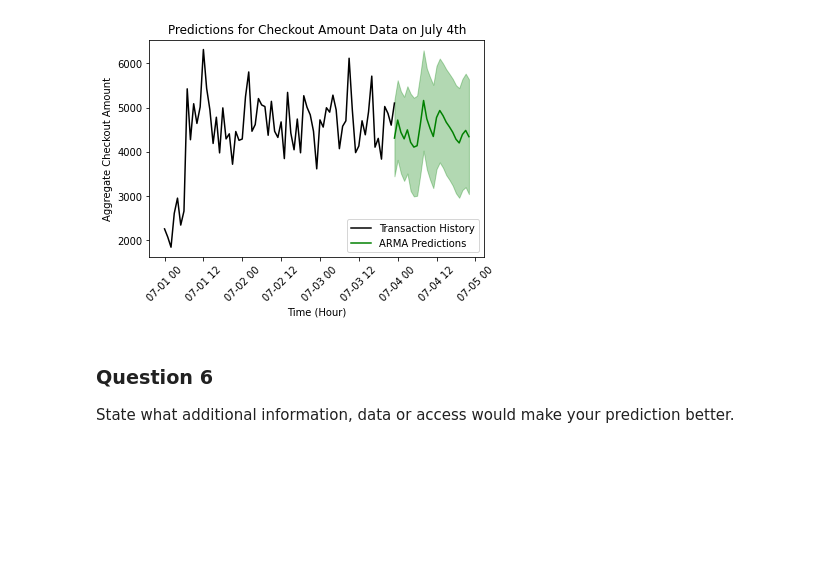
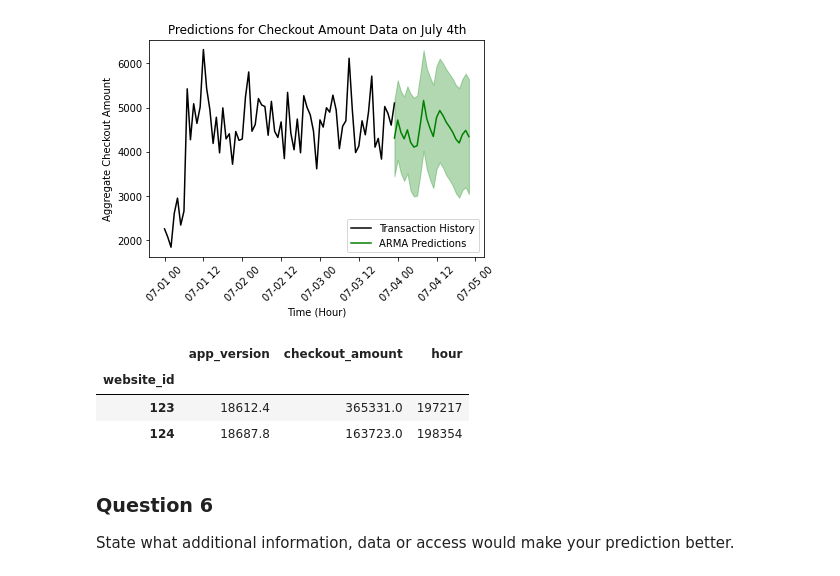
Before and after one commit to williamrhayes/postie-data-challenge, a Jupyter notebook: hayes_analysis.ipynb, the cells around one changed output. Saved outputs shown, nothing was run; the diff lists cells and outputs as text; code cells hidden in the pictures; blank space fills up the shorter version.

```diff
--- a/hayes_analysis.ipynb
+++ b/hayes_analysis.ipynb
@@ -770,6 +781,13 @@ Predicted sales for July 4th: $108,025.29 +- $27,120.689999999988 at 95% confide
 Minimum predicted sales for July 4th: $80,904.6
 Maximum predicted sales for July 4th: $135,145.97
 [figure]
+# %%
+valid_sales.groupby('website_id').sum()
+# %% [output]
+|  | app_version | checkout_amount | hour |
+| website_id |  |  |  |
+| 123 | 18612.4 | 365331.0 | 197217 |
+| 124 | 18687.8 | 163723.0 | 198354 |
 # %% [markdown]
 ### Question 6
 State what additional information, data or access would make your prediction better.
```
Also changed, not shown: parts of 3 cells of this notebook.
